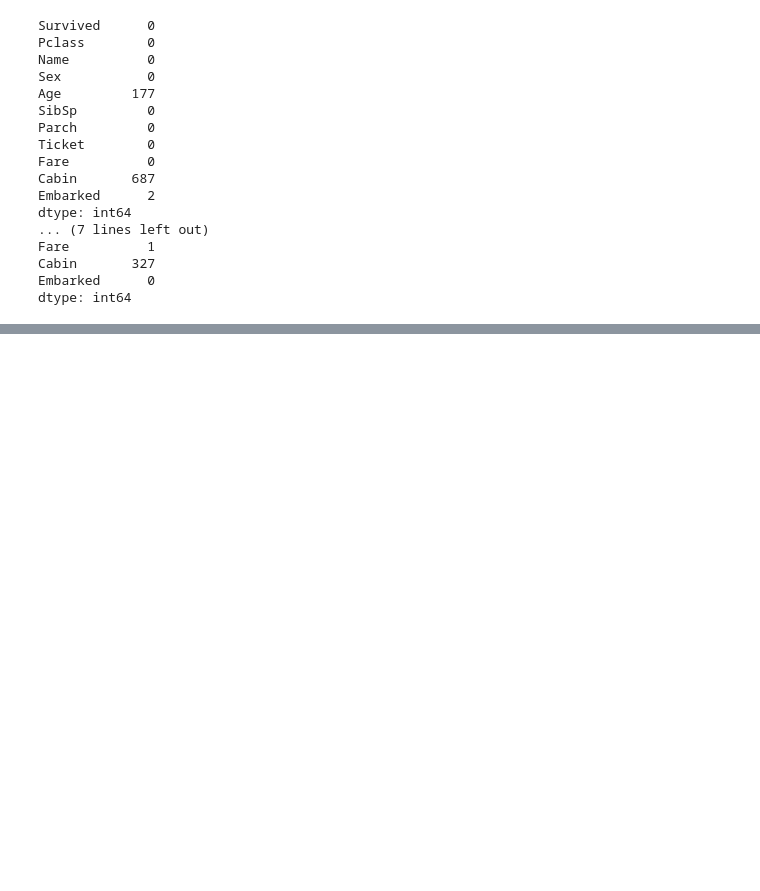
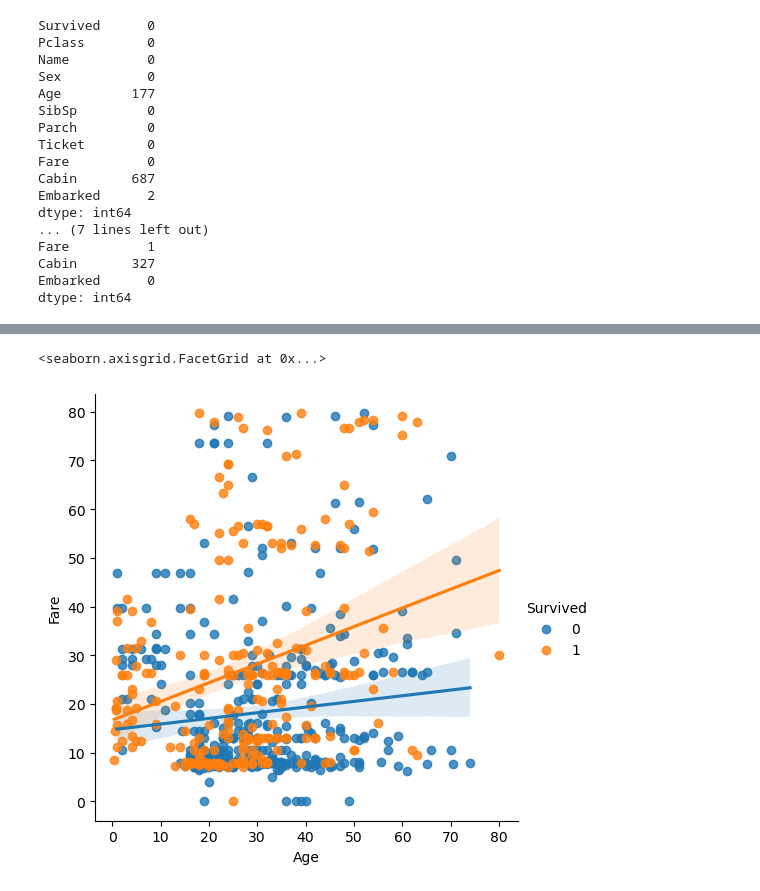
Before and after one commit to alwaysbemyday1/kaggle, a Jupyter notebook: Titanic/2nd_submission.ipynb, the cells around one changed output, grey strips where cells are left out. Cells and saved outputs as stored; diff of their text form; code cells hidden in the pictures; blank space fills up the shorter version.

```diff
--- a/Titanic/2nd_submission.ipynb
+++ b/Titanic/2nd_submission.ipynb
@@ -140,0 +156,8 @@ test=test.drop(columns='Pclass')
+# %%
+# outlier로 인해 대부분의 결과가 아래에 배치되어 있어
+# 유의미한 결과를 보지 못함 → 그래프 확대
+LowFare = train[train['Fare']<80]
+sns.lmplot(LowFare, x='Age', y='Fare', hue='Survived')
+# %% [output]
+<seaborn.axisgrid.FacetGrid at 0x...>
+[figure, added]
```
Also changed, not shown: parts of 17 cells of this notebook.
